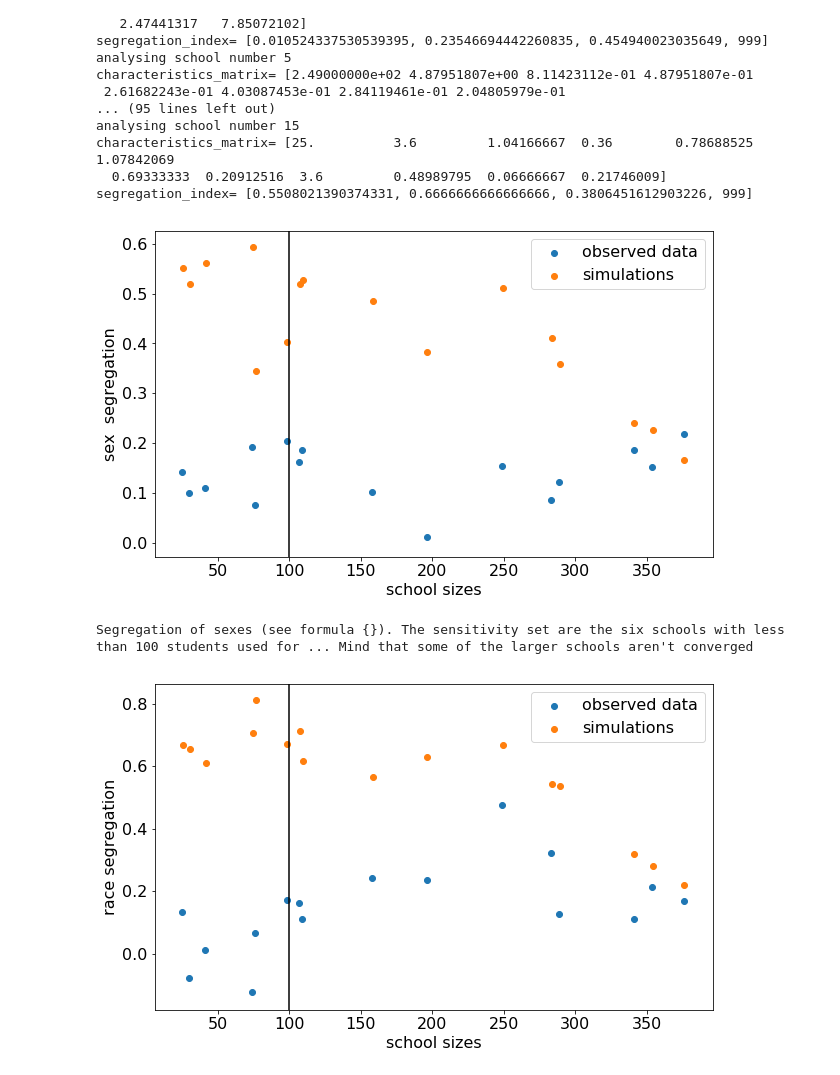
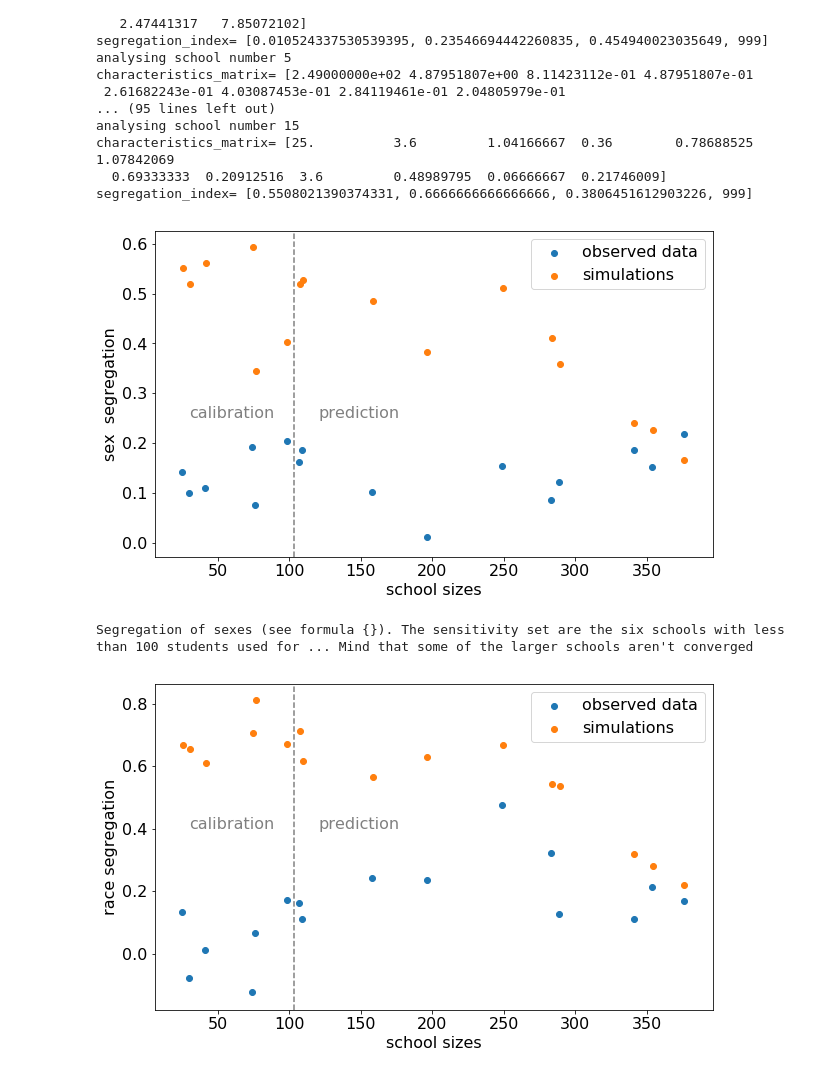
Before and after one commit to FlorisFok/ABM_network, a Jupyter notebook: Validation.ipynb, the cells around one changed output. Saved outputs shown, nothing was run; the diff lists cells and outputs as text; code cells hidden in the pictures.

Commit message:
Minor optical changes to plots

```diff
--- a/Validation.ipynb
+++ b/Validation.ipynb
@@ -388,36 +388,42 @@ n_students[1] = n_students[1]+np.ones(len(n_students[1]))/2
 plt.rcParams.update({'font.size': 16})
 
 # plot the sex segregation
 fig= plt.figure(figsize=(10,6))
 plt.scatter(n_students[0],list(segregation_ordered[0][:,0]),label="observed data")
 plt.scatter(n_students[1],list(segregation_ordered[1][:,0]),label="simulations")
-plt.axvline(x=100,color='black')
+plt.axvline(x=103,color='grey',ls="--")
+plt.text(x=30, y=.25, s="calibration",color='grey')
+plt.text(x=120, y=.25, s="prediction",color='grey')
 plt.xlabel("school sizes")
 plt.ylabel("sex  segregation")
 plt.legend()
 plt.show()
 print("Segregation of sexes (see formula {}). The sensitivity set are the six schools with less than 100 students used for ... Mind that some of the larger schools aren't converged")
 
 # plot the race segregation
 fig= plt.figure(figsize=(10,6))
 plt.scatter(n_students[0],list(segregation_ordered[0][:,1]),label="observed data")
 plt.scatter(n_students[1],list(segregation_ordered[1][:,1]),label="simulations")
-plt.axvline(x=100,color='black')
+plt.axvline(x=103,color='grey',ls="--")
+plt.text(x=30, y=.4, s="calibration",color='grey')
+plt.text(x=120, y=.4, s="prediction",color='grey')
 plt.xlabel("school sizes")
 plt.ylabel("race segregation")
 plt.legend()
 plt.show()
 
 # plot the grade segregation
 fig= plt.figure(figsize=(10,6))
 plt.scatter(n_students[0],list(segregation_ordered[0][:,2]),label="observed data")
 plt.scatter(n_students[1],list(segregation_ordered[1][:,2]),label="simulations")
-plt.axvline(x=100,color='black')
+plt.axvline(x=103,color='grey',ls="--")
+plt.text(x=30, y=.25, s="calibration",color='grey')
+plt.text(x=120, y=.25, s="prediction",color='grey')
 plt.xlabel("school sizes")
 plt.ylabel("grade segregation")
 plt.legend()
 plt.show()
 # %% [output]
-[figure, old version]
+[figure, new version]
 Segregation of sexes (see formula {}). The sensitivity set are the six schools with less than 100 students used for ... Mind that some of the larger schools aren't converged
-[figure, old version]
+[figure, new version]
```
Also changed, not shown: parts of 2 cells of this notebook.
